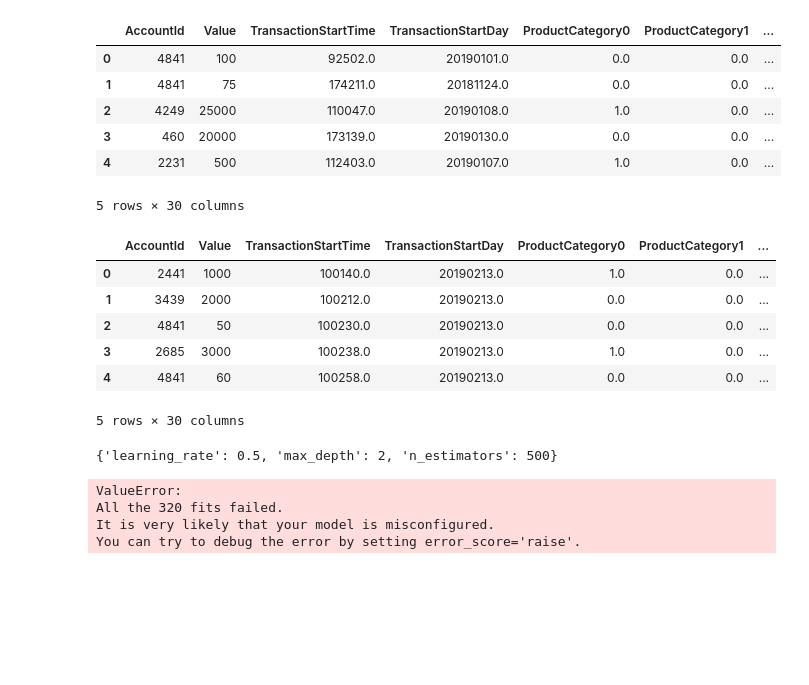
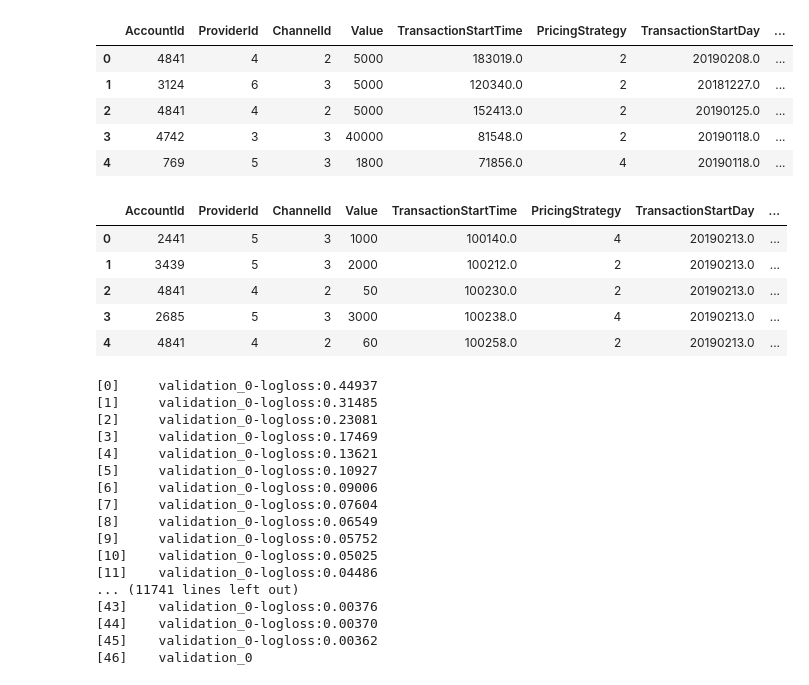
Before and after one commit to olingo99/ML_Xente, a Jupyter notebook: xente_pipeline.ipynb, the cells around one changed output. Saved outputs shown, nothing was run; the diff lists cells and outputs as text; code cells hidden in the pictures; blank space fills up the shorter version.

```diff
--- a/xente_pipeline.ipynb
+++ b/xente_pipeline.ipynb
@@ -51,58 +51,56 @@ train.head()
 # %%
-hot_cols = ["ProductCategory", "ProviderId", "ChannelId", "Sign", "PricingStrategy"]
-# hot_cols = ["ProductCategory"]
+# hot_cols = ["ProductCategory", "ProviderId", "ChannelId", "Sign", "PricingStrategy"]
+hot_cols = ["ProductCategory"]
 
 # train["ProductCategory"].values.reshape(-1,1)
 
 # hot_transformer = Pipeline(steps=[
 #     ('onehot', OneHotEncoder(handle_unknown='ignore'))
 # ])
 
 # onehotProcessor = ColumnTransformer(transformers=[
 #     ('one', hot_transformer, hot_cols)
 # ])
 
 preprocessor = Pipeline(steps = [
     ("shuffle", StringCleanTransformer()),
     ("day_time_separator", DayTimeTransformer()),
     ("amout to sign", SignTransformer()),
     ("One hot encoding", OHTransformer(hot_cols)),
     ("Dropper", DropperTransformer()),
 
 ])
 
 res = preprocessor.fit_transform(train)
 
-res["ChannelId4"] = 0
+# res["ChannelId4"] = 0
 
 SMOTE = SMOTE()
 smote_X, smote_Y = SMOTE.fit_resample(res, train_Y)
 
 res.head()
 
 # res.to_csv("wtf.csv", index=False)
 # %% [output]
-|  | AccountId | Value | TransactionStartTime | TransactionStartDay | ProductCategory0 | ProductCategory1 | ... |
-| 0 | 4841 | 100 | 92502.0 | 20190101.0 | 0.0 | 0.0 | ... |
-| 1 | 4841 | 75 | 174211.0 | 20181124.0 | 0.0 | 0.0 | ... |
-| 2 | 4249 | 25000 | 110047.0 | 20190108.0 | 1.0 | 0.0 | ... |
-| 3 | 460 | 20000 | 173139.0 | 20190130.0 | 0.0 | 0.0 | ... |
-| 4 | 2231 | 500 | 112403.0 | 20190107.0 | 1.0 | 0.0 | ... |
+|  | AccountId | ProviderId | ChannelId | Value | TransactionStartTime | PricingStrategy | TransactionStartDay | ... |
+| 0 | 4841 | 4 | 2 | 5000 | 183019.0 | 2 | 20190208.0 | ... |
+| 1 | 3124 | 6 | 3 | 5000 | 120340.0 | 2 | 20181227.0 | ... |
+| 2 | 4841 | 4 | 2 | 5000 | 152413.0 | 2 | 20190125.0 | ... |
+| 3 | 4742 | 3 | 3 | 40000 | 81548.0 | 2 | 20190118.0 | ... |
+| 4 | 769 | 5 | 3 | 1800 | 71856.0 | 4 | 20190118.0 | ... |
-5 rows × 30 columns
 # %%
 test = preprocessor.fit_transform(test)
-ch4 = test.ChannelId4
-test.drop(["ChannelId4"], axis=1, inplace=True)
-test["ChannelId4"] = ch4
+# ch4 = test.ChannelId4
+# test.drop(["ChannelId4"], axis=1, inplace=True)
+# test["ChannelId4"] = ch4
 test.head()
 # %% [output]
-|  | AccountId | Value | TransactionStartTime | TransactionStartDay | ProductCategory0 | ProductCategory1 | ... |
-| 0 | 2441 | 1000 | 100140.0 | 20190213.0 | 1.0 | 0.0 | ... |
-| 1 | 3439 | 2000 | 100212.0 | 20190213.0 | 0.0 | 0.0 | ... |
-| 2 | 4841 | 50 | 100230.0 | 20190213.0 | 0.0 | 0.0 | ... |
-| 3 | 2685 | 3000 | 100238.0 | 20190213.0 | 1.0 | 0.0 | ... |
-| 4 | 4841 | 60 | 100258.0 | 20190213.0 | 0.0 | 0.0 | ... |
+|  | AccountId | ProviderId | ChannelId | Value | TransactionStartTime | PricingStrategy | TransactionStartDay | ... |
+| 0 | 2441 | 5 | 3 | 1000 | 100140.0 | 4 | 20190213.0 | ... |
+| 1 | 3439 | 5 | 3 | 2000 | 100212.0 | 2 | 20190213.0 | ... |
+| 2 | 4841 | 4 | 2 | 50 | 100230.0 | 2 | 20190213.0 | ... |
+| 3 | 2685 | 5 | 3 | 3000 | 100238.0 | 4 | 20190213.0 | ... |
+| 4 | 4841 | 4 | 2 | 60 | 100258.0 | 2 | 20190213.0 | ... |
-5 rows × 30 columns
 # %%
 #import xgboost
 from xgboost import XGBClassifier
@@ -127,11 +125,11 @@ from sklearn.model_selection import GridSearchCV
 
 model = XGBClassifier()
 
-param_grid = {'max_depth': [2, 4, 6, 10, 12,20,40], 'n_estimators': [30, 40, 50,60, 70,100,500], 'learning_rate': [0.1, 0.2, 0.3, 0.4, 0.5,0.7]}
-grid_search = GridSearchCV(model, param_grid, cv=5, scoring='f1')
-grid_search.fit(X, Y)
+# param_grid = {'max_depth': [2, 4, 6, 10, 12,20,40], 'n_estimators': [30, 40, 50,60, 70,100,500], 'learning_rate': [0.1, 0.2, 0.3, 0.4, 0.5,0.7]}
+# grid_search = GridSearchCV(model, param_grid, cv=5, scoring='f1')
+# grid_search.fit(X, Y)
 
 # On print les meilleurs hyperparamètres
-print(grid_search.best_params_)
+# print(grid_search.best_params_)
+
+# {'learning_rate': 0.5, 'max_depth': 2, 'n_estimators': 500}
-# %% [output]
-{'learning_rate': 0.5, 'max_depth': 2, 'n_estimators': 500}
@@ -138,17 +138,34 @@ print(grid_search.best_params_)
 # %%
+from sklearn.model_selection import train_test_split
 
 model = XGBClassifier(early_stopping_rounds = 10)
 
+X_train, X_validation, Y_train, Y_validation = train_test_split(X, Y, test_size=0.20)
+
 # param_grid = {'max_depth': [2, 4, 6, 10, 12,20,40], 'n_estimators': [ 40, 50,60, 70,100,500], 'learning_rate': [0.1, 0.2, 0.3, 0.4, 0.5,0.7]}
 
-param_grid = {'max_depth': [2, 4, 6,10], 'n_estimators': [ 40,60,100,500], 'learning_rate': [ 0.3, 0.4, 0.5,0.7]}
+param_grid = {'max_depth': [2, 4, 6,10], 'n_estimators': [ 40,300,500,600], 'learning_rate': [ 0.3,0.4,0.5,0.6]}
 grid_search2 = GridSearchCV(model, param_grid, cv=5, scoring='f1')
-grid_search2.fit(X, Y)
+grid_search2.fit(X_train, Y_train,eval_set=[ (X_validation, Y_validation)])
 
 # On print les meilleurs hyperparamètres
 print(grid_search2.best_params_)
+# {'learning_rate': 0.5, 'max_depth': 4, 'n_estimators': 500}
 # %% [output]
-ValueError:
-All the 320 fits failed.
-It is very likely that your model is misconfigured.
-You can try to debug the error by setting error_score='raise'.
+[0]     validation_0-logloss:0.44937
+[1]     validation_0-logloss:0.31485
+[2]     validation_0-logloss:0.23081
+[3]     validation_0-logloss:0.17469
+[4]     validation_0-logloss:0.13621
+[5]     validation_0-logloss:0.10927
+[6]     validation_0-logloss:0.09006
+[7]     validation_0-logloss:0.07604
+[8]     validation_0-logloss:0.06549
+[9]     validation_0-logloss:0.05752
+[10]    validation_0-logloss:0.05025
+[11]    validation_0-logloss:0.04486
+... (11741 lines left out)
+[43]    validation_0-logloss:0.00376
+[44]    validation_0-logloss:0.00370
+[45]    validation_0-logloss:0.00362
+[46]    validation_0
```
Also changed, not shown: parts of 4 cells of this notebook, 1 other file.
